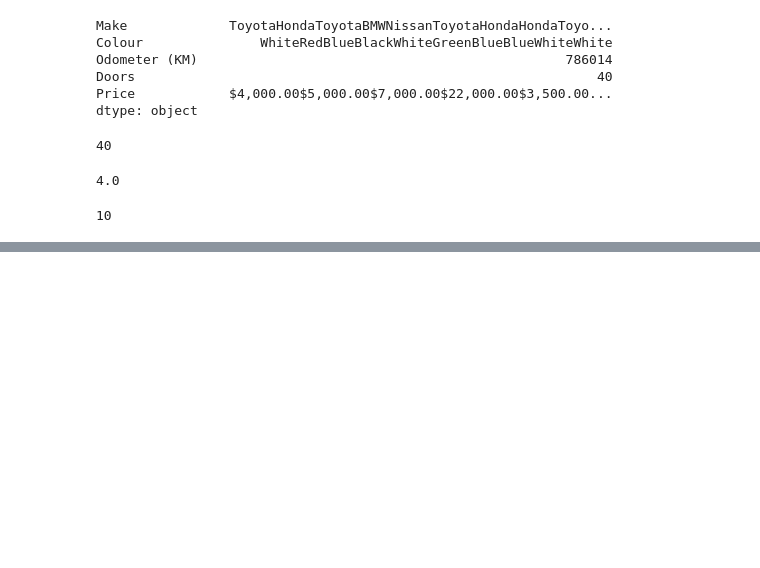
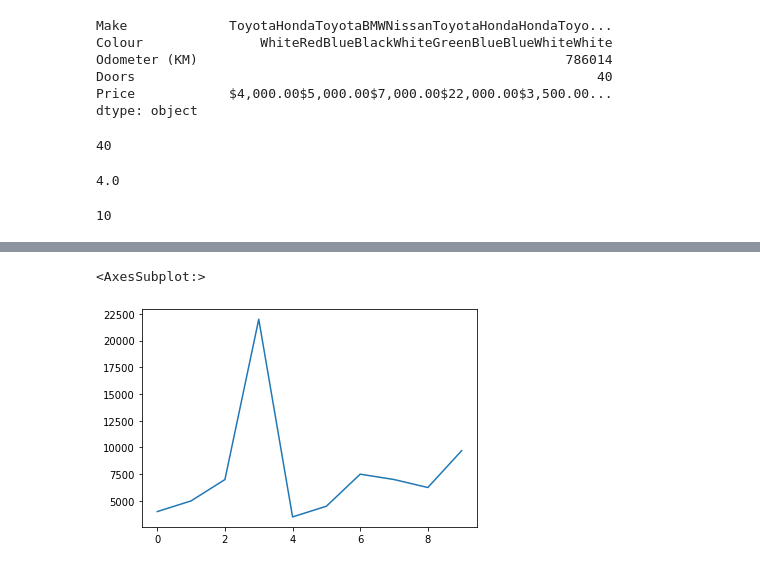
Before and after one commit to youhavechad/machine-learning, a Jupyter notebook: pandas/introduction-to-pandas.ipynb, the cells around one changed output, grey strips where cells are left out. Cells and saved outputs as stored; diff of their text form; code cells hidden in the pictures; blank space fills up the shorter version.

```diff
--- a/pandas/introduction-to-pandas.ipynb
+++ b/pandas/introduction-to-pandas.ipynb
@@ -187,0 +413,4 @@ len(car_sales)
+# %%
+# Lose the cents
+car_sales["Price"] = car_sales["Price"]/100
+car_sales
@@ -187,0 +429,5 @@ len(car_sales)
+# %%
+car_sales["Price"].plot()
+# %% [output]
+<AxesSubplot:>
+[figure, added]
```
Also changed, not shown: parts of 29 cells of this notebook.
